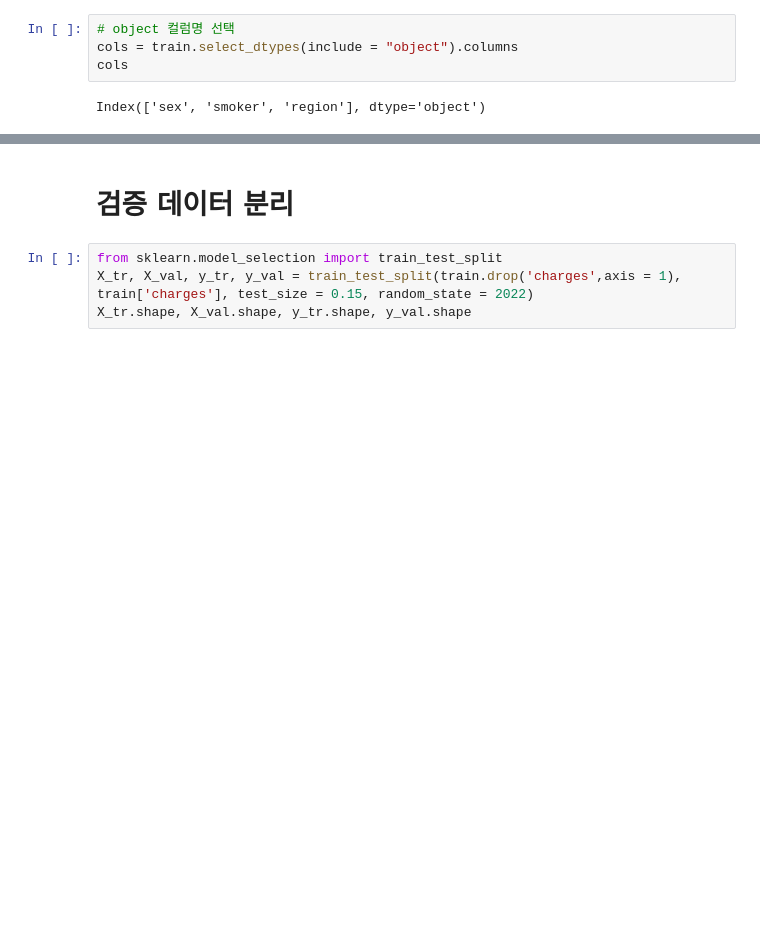
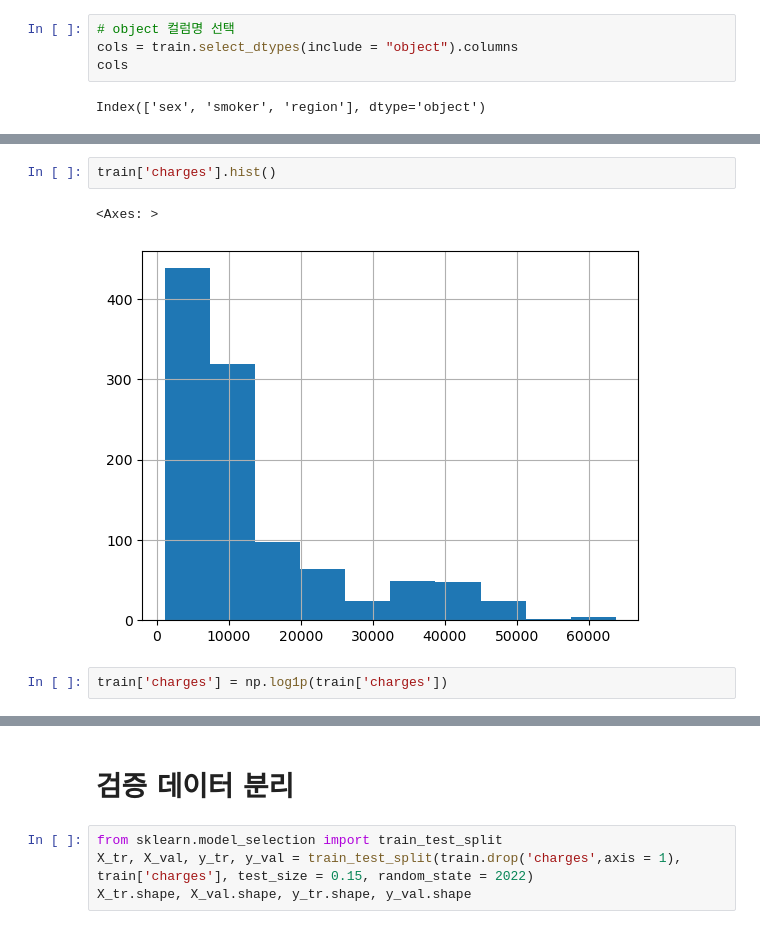
Before and after one commit to ljs3536/BIgDataStudy, a Jupyter notebook: 모델링및평가(회귀).ipynb, the cells around one changed output, grey strips where cells are left out. Drawn from its saved outputs; the diff is of its cells as text; blank space fills up the shorter version.

```diff
--- a/모델링및평가(회귀).ipynb
+++ b/모델링및평가(회귀).ipynb
@@ -157,0 +144,7 @@ display(test.head(2))
+# %%
+train['charges'].hist()
+# %% [output]
+<Axes: >
+[figure, added]
+# %%
+train['charges'] = np.log1p(train['charges'])
```
Also changed, not shown: parts of 11 cells of this notebook, 1 other file.
